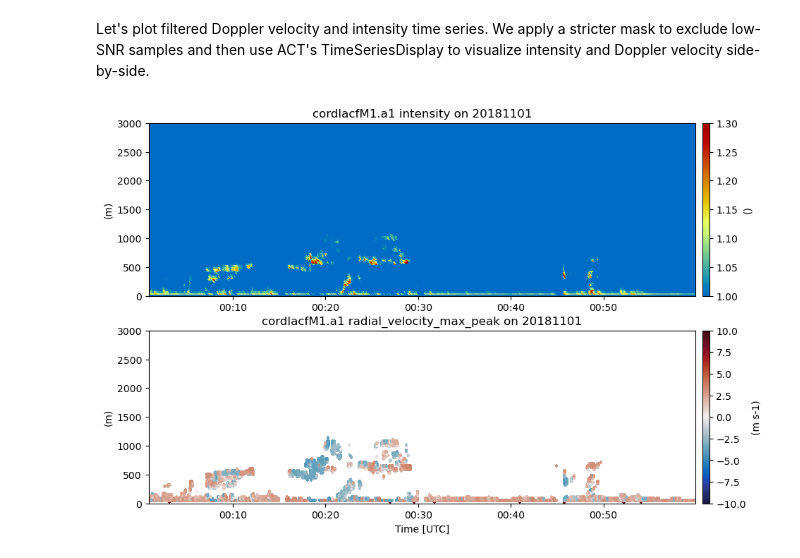
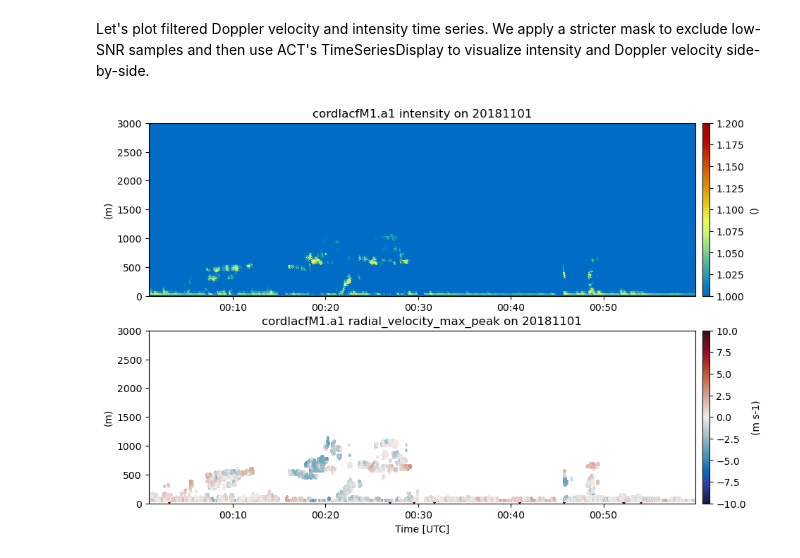
Before and after one commit to rcjackson/HighIQ, a Jupyter notebook: notebooks/HighIQ example notebook.ipynb, the cells around one changed output. Drawn from its saved outputs; the diff is of its cells as text; code cells hidden in the pictures.

```diff
--- a/notebooks/HighIQ example notebook.ipynb
+++ b/notebooks/HighIQ example notebook.ipynb
@@ -141,21 +141,21 @@ Let's plot filtered Doppler velocity and intensity time series. We apply a stric
 # %%
 # Make a stricter mask for Doppler velocity to favor excluding more noise (-25 dB from above analysis)
 ds["radial_velocity_max_peak"] = ds["radial_velocity_max_peak"].where(
-    ds.intensity > (1 + 10 ** (-25 / 10))
+    ds.intensity > (1 + 10 ** (-27 / 10))
 )
 
 # With ACT, we set up a TimeSeriesDisplay object with two sub plots
 my_display = act.plotting.TimeSeriesDisplay(ds, figsize=(10, 7), subplot_shape=(2,))
 
 # The plot function takes in the same kwargs as matplotlib's plotting routines
 my_display.plot(
-    "intensity", subplot_index=(0,), cmap="HomeyerRainbow", vmin=1, vmax=1.3
+    "intensity", subplot_index=(0,), cmap="HomeyerRainbow", vmin=1, vmax=1.2
 )
 my_display.plot(
     "radial_velocity_max_peak", subplot_index=(1,), cmap="balance", vmin=-10, vmax=10
 )
 my_display.set_yrng([0, 3000], subplot_index=(0,))
 my_display.set_yrng([0, 3000], subplot_index=(1,))
 my_display.fig.savefig("spectra_difference.png", dpi=300)
 # %% [output]
-[figure, old version]
+[figure, new version]
```
Also changed, not shown: parts of 4 cells of this notebook, 8 other files.
